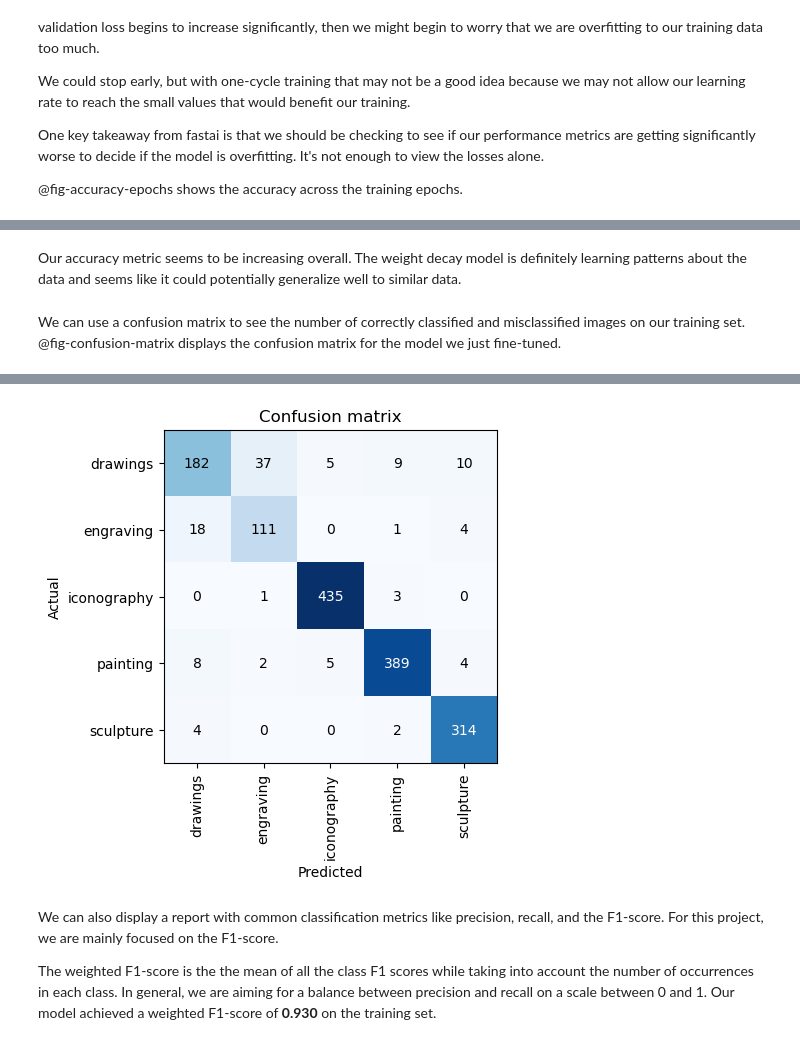
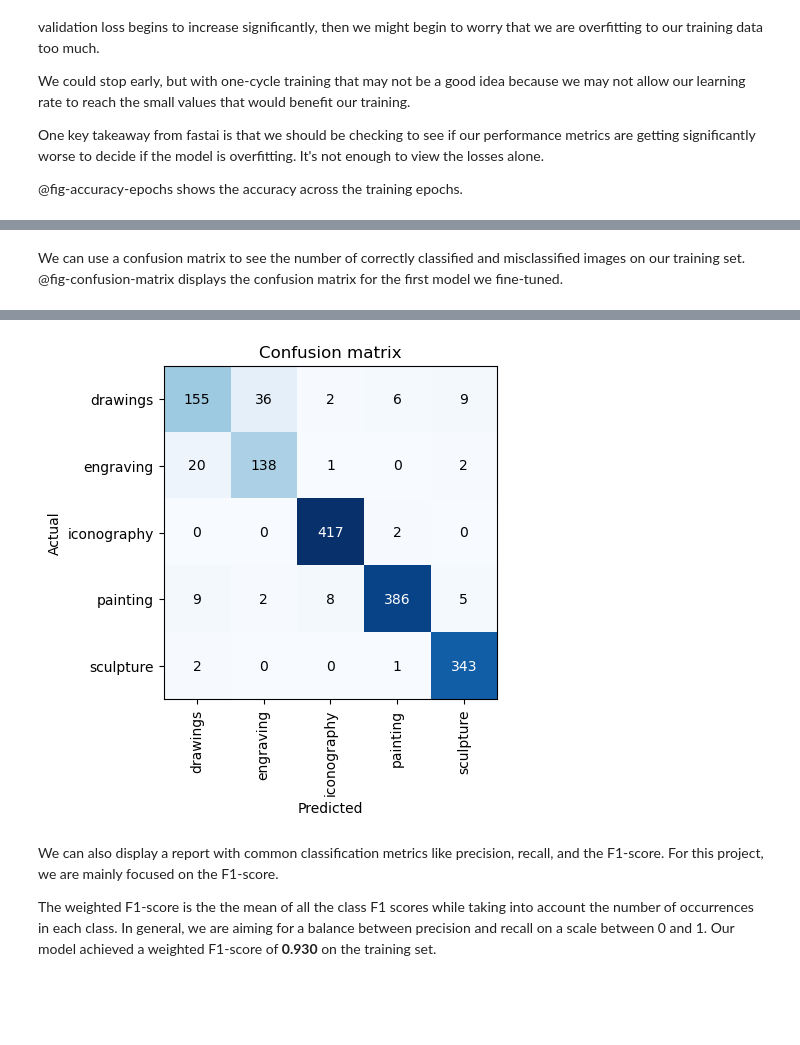
Before and after one commit to yangrchen/cracking-data-yang, a Jupyter notebook: posts/projects/artwork_classifier/index.ipynb, the cells around one changed output, grey strips where cells are left out. Drawn from its saved outputs; the diff is of its cells as text; code cells hidden in the pictures; blank space fills up the shorter version.

Commit message:
Artwork classification: Fixed reproducibility issue

```diff
--- a/posts/projects/artwork_classifier/index.ipynb
+++ b/posts/projects/artwork_classifier/index.ipynb
@@ -431,15 +455,13 @@ Highest accuracy during last run: 9
-# %% [markdown]
-Our accuracy metric seems to be increasing overall. The weight decay model is definitely learning patterns about the data and seems like it could potentially generalize well to similar data.
 # %% [markdown]
-We can use a confusion matrix to see the number of correctly classified and misclassified images on our training set. @fig-confusion-matrix displays the confusion matrix for the model we just fine-tuned.
+We can use a confusion matrix to see the number of correctly classified and misclassified images on our training set. @fig-confusion-matrix displays the confusion matrix for the first model we fine-tuned.
 # %%
 #| label: fig-confusion-matrix
 #| fig-cap: Confusion matrix on the training set
-interp = ClassificationInterpretation.from_learner(learn2)
+interp = ClassificationInterpretation.from_learner(learn)
 interp.plot_confusion_matrix()
 # %% [output]
 [interactive output not drawn]
-[figure, old version]
+[figure, new version]
 # %% [markdown]
 We can also display a report with common classification metrics like precision, recall, and the F1-score. For this project, we are mainly focused on the F1-score.
 
```
Also changed, not shown: parts of 32 cells of this notebook.
